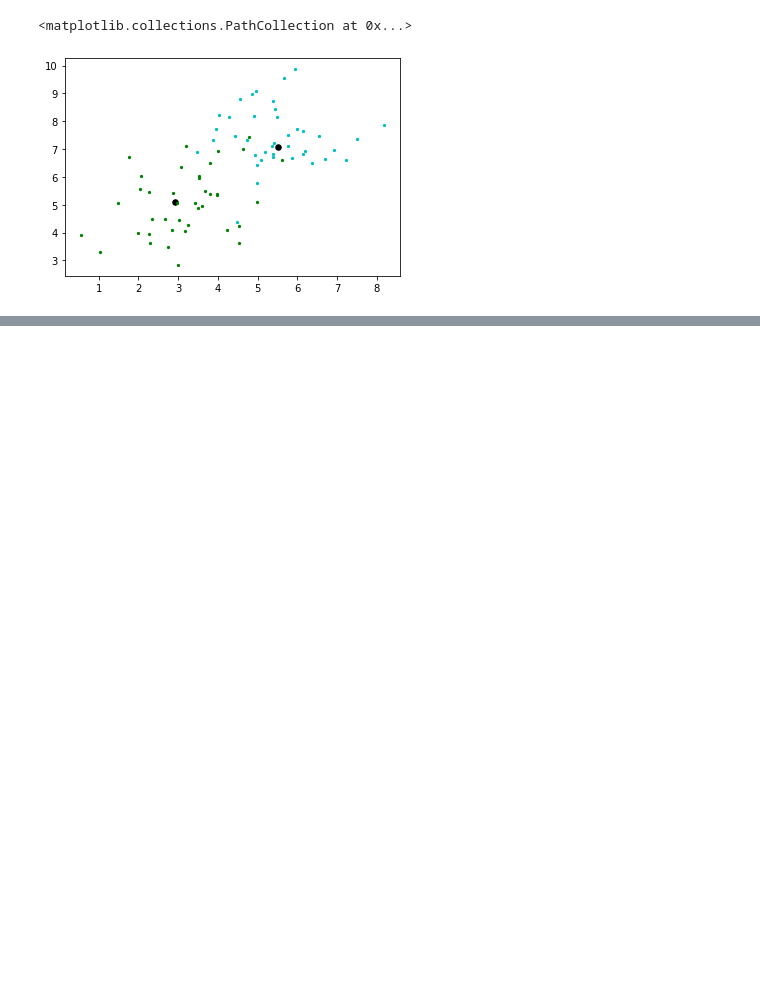
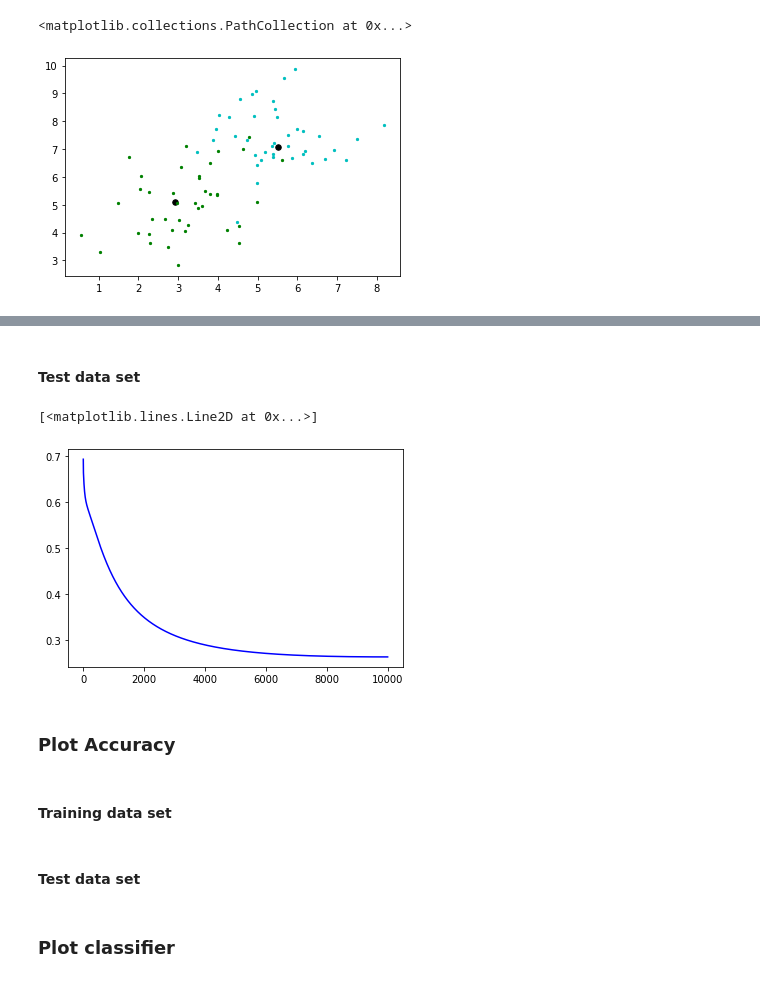
Before and after one commit to icdsw07/machineLearning, a Jupyter notebook: Assignment01.ipynb, the cells around one changed output, grey strips where cells are left out. Saved outputs shown, nothing was run; the diff lists cells and outputs as text; code cells hidden in the pictures; blank space fills up the shorter version.

```diff
--- a/Assignment01.ipynb
+++ b/Assignment01.ipynb
@@ -60,0 +136,11 @@ p1_noise_train.shape
+# %% [markdown]
+#### Test data set
+# %%
+plt.plot(loss_list_test, 'b')
+# %% [output]
+[<matplotlib.lines.Line2D at 0x...>]
+[figure, added]
+# %% [markdown]
+### Plot Accuracy
+# %% [markdown]
+#### Training data set
@@ -60,0 +149,2 @@ p1_noise_train.shape
+# %% [markdown]
+#### Test data set
@@ -60,0 +153,2 @@ p1_noise_train.shape
+# %% [markdown]
+### Plot classifier
```
Also changed, not shown: parts of 35 cells of this notebook.
